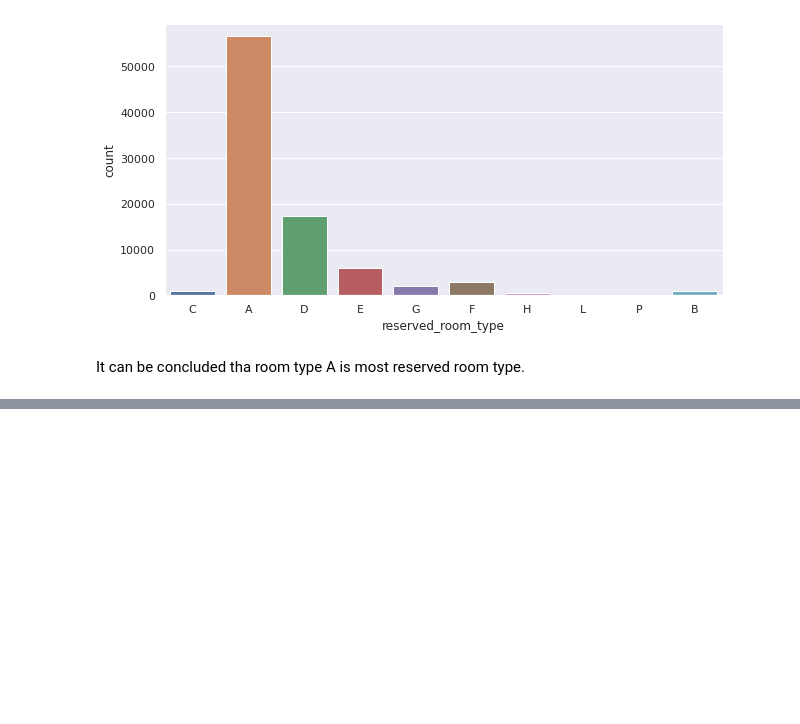
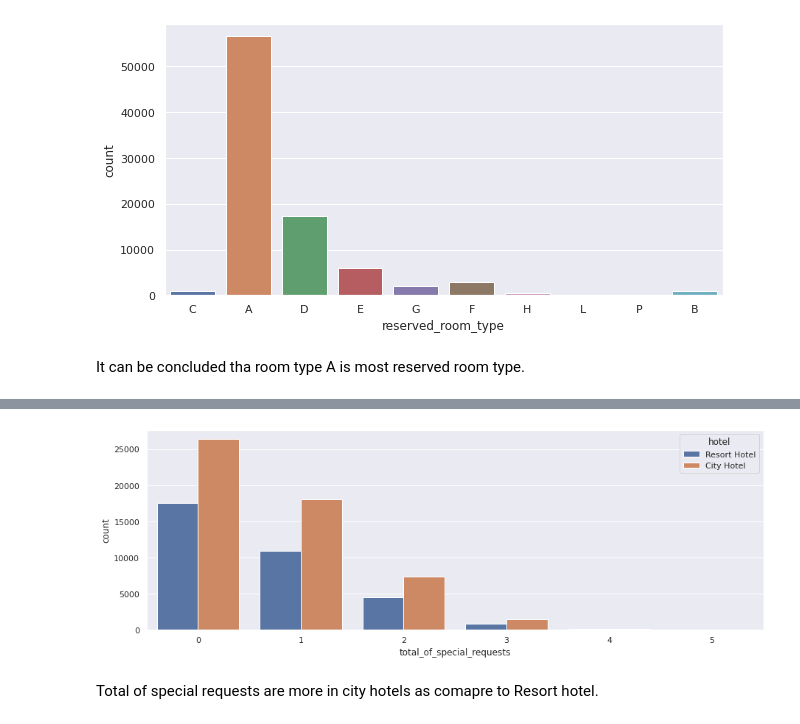
Before and after one commit to poojappt/Hotel-Booking-EDA, a Jupyter notebook: Poojappt_Hotel_Booking_Analysis_Capstone_Project.ipynb, the cells around one changed output, grey strips where cells are left out. Drawn from its saved outputs; the diff is of its cells as text; code cells hidden in the pictures; blank space fills up the shorter version.

```diff
--- a/Poojappt_Hotel_Booking_Analysis_Capstone_Project.ipynb
+++ b/Poojappt_Hotel_Booking_Analysis_Capstone_Project.ipynb
@@ -490,0 +511,7 @@ It can be concluded tha room type A is most reserved room type.
+# %%
+sns.countplot(data = df, x = 'total_of_special_requests', hue = 'hotel')
+plt.show()
+# %% [output]
+[figure, added]
+# %% [markdown]
+Total of special requests are more in city hotels as comapre to Resort hotel.
```
Also changed, not shown: parts of 6 cells of this notebook.
